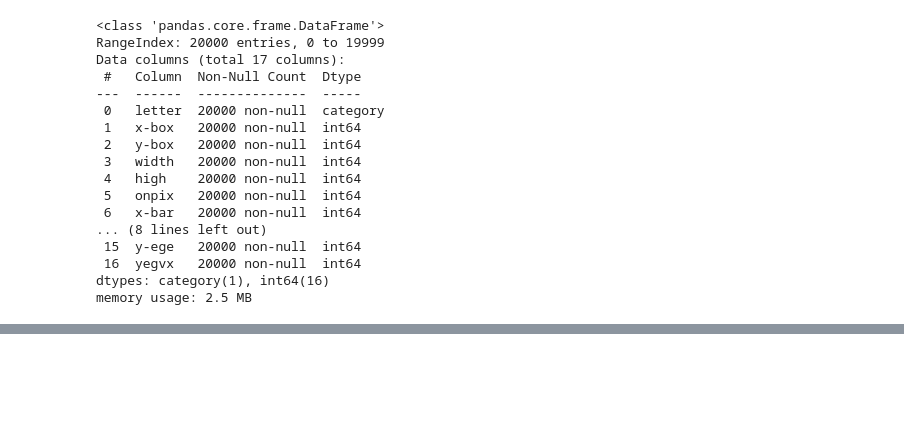
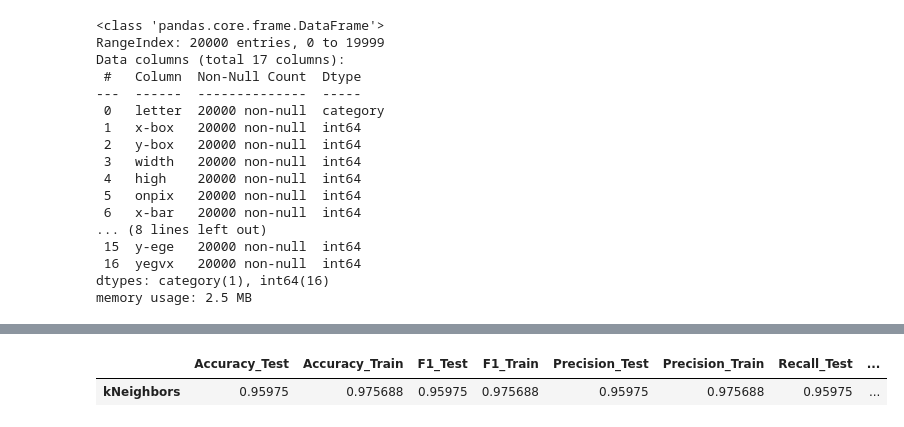
Before and after one commit to maciejniklas/LetterImageRecognition, a Jupyter notebook: Workbook.ipynb, the cells around one changed output, grey strips where cells are left out. Cells and saved outputs as stored; diff of their text form; code cells hidden in the pictures; blank space fills up the shorter version.

Commit message:
Base model nad quality

```diff
--- a/Workbook.ipynb
+++ b/Workbook.ipynb
@@ -171,0 +208,4 @@ memory usage: 2.5 MB
+# %%
+# Target
+target = dataSet.letter
+target.head()
@@ -171,0 +220,13 @@ memory usage: 2.5 MB
+# %%
+# Division dataset to train and test
+# Creators of this dataset suggest to divide it into fragments in the scale of 0.8/0.2
+import sklearn.model_selection
+
+indexTrain, indexTest = sklearn.model_selection.train_test_split(np.arange(predictors.shape[0]), test_size=0.2, random_state=0)
+xTrain, xTest = predictors.iloc[indexTrain, :], predictors.iloc[indexTest, :]
+yTrain, yTest = target[indexTrain], target[indexTest]
+# %%
+# Build model
+import sklearn.neighbors
+kNeighbors = sklearn.neighbors.KNeighborsClassifier()
+kNeighbors.fit(xTrain, yTrain)
@@ -171,0 +306,7 @@ memory usage: 2.5 MB
+# %%
+#Classifier score
+score = pd.DataFrame({'kNeighbors': fit_classifier(kNeighbors, xTrain, xTest, yTrain, yTest)}).T
+score
+# %% [output]
+|  | Accuracy_Test | Accuracy_Train | F1_Test | F1_Train | Precision_Test | Precision_Train | Recall_Test | ... |
+| kNeighbors | 0.95975 | 0.975688 | 0.95975 | 0.975688 | 0.95975 | 0.975688 | 0.95975 | ... |
```
Also changed, not shown: parts of 23 cells of this notebook.
